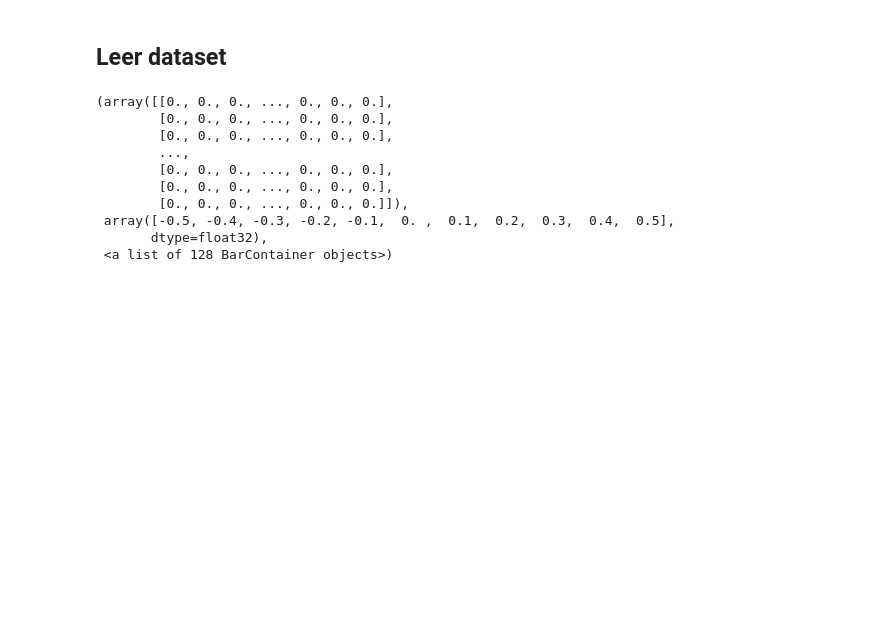
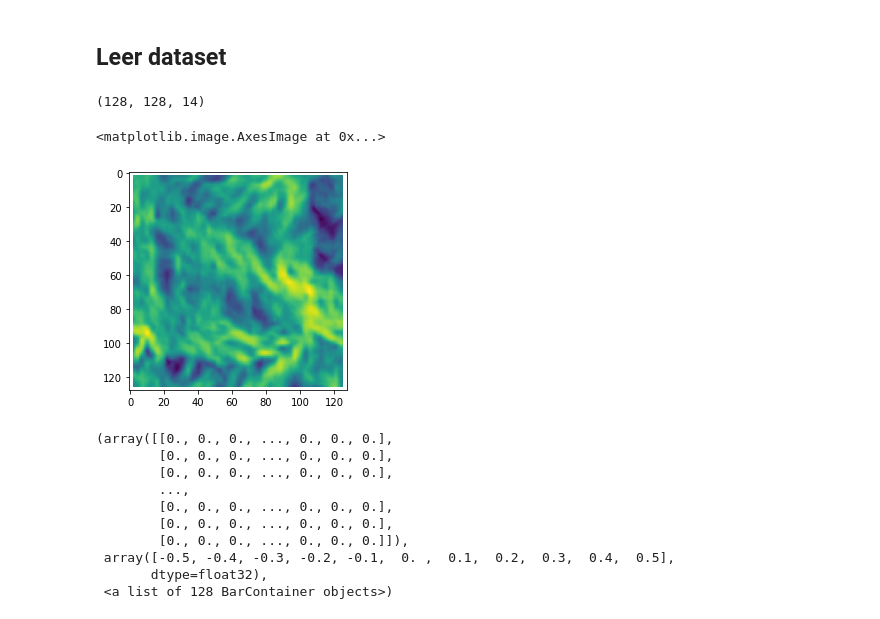
Before and after one commit to ryali93/lanslide4sat_pl, a Jupyter notebook: base_tf.ipynb, the cells around one changed output. Cells and saved outputs as stored; diff of their text form; code cells hidden in the pictures; blank space fills up the shorter version.

```diff
--- a/base_tf.ipynb
+++ b/base_tf.ipynb
@@ -32,13 +32,22 @@ with h5py.File(path_img, 'r') as hf_img:
 
 with h5py.File(mask_img, 'r') as hf_mask:
     label = hf_mask['mask'][:]
-# %%
-import rasterio
-
-path_img = r'NewData/0001.tif'
-
-data = rasterio.open(path_img).read()
-image = data.transpose((-1, 1, 0))
+# %%
+path_img = r'NewData/0001_ar.h5'
+
+with h5py.File(path_img, 'r') as hf_img:
+    image = hf_img['img'][:]
+# %%
+image = image.transpose((1, 2, 0))
+image.shape
+# %% [output]
+(128, 128, 14)
+# %%
+import matplotlib.pyplot as plt
+plt.imshow(image[:,:,[7,2,6]])
+# %% [output]
+<matplotlib.image.AxesImage at 0x...>
+[figure, added]
 # %%
 import numpy as np
 image = np.asarray(image, np.float32)
```
Also changed, not shown: 9 other files.
